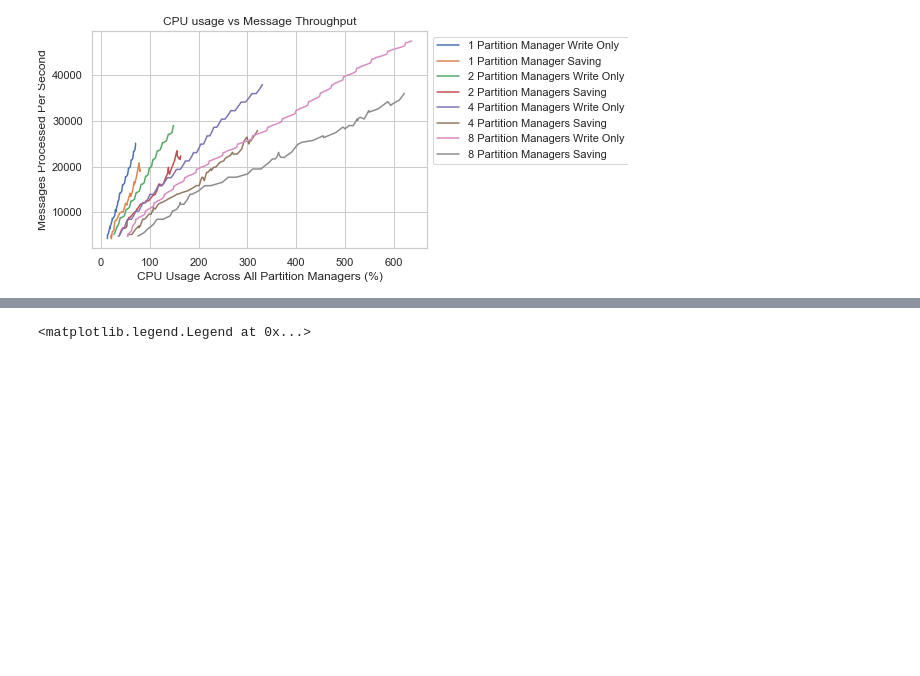
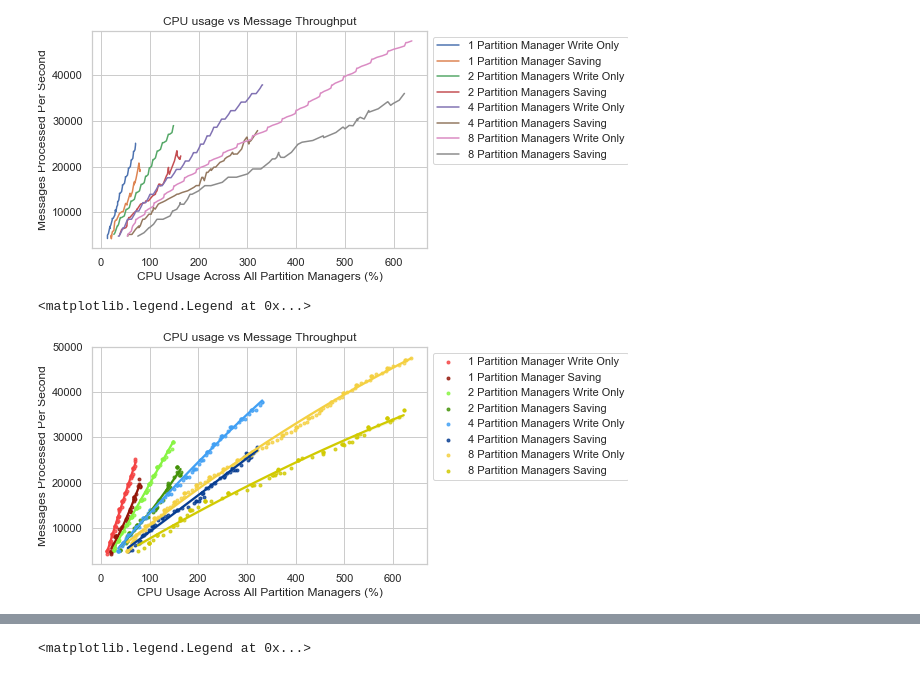
Before and after one commit to miratepuffin/Raphtory-Deployment, a Jupyter notebook: JupyterPlotting/Prometheus.ipynb, the cells around one changed output, grey strips where cells are left out. Drawn from its saved outputs; the diff is of its cells as text; code cells hidden in the pictures; blank space fills up the shorter version.

Commit message:
Added linear Plots

```diff
--- a/JupyterPlotting/Prometheus.ipynb
+++ b/JupyterPlotting/Prometheus.ipynb
@@ -471,3 +499,31 @@ plt.legend(loc="upper left", bbox_to_anchor=(1,1))
 # %% [output]
 <matplotlib.legend.Legend at 0x...>
 [figure]
+# %%
+
+
+plt.tight_layout()
+plt.title('CPU usage vs Message Throughput')
+plt.xlabel('CPU Usage Across All Partition Managers (%)')
+plt.ylabel('Messages Processed Per Second')
+plotAverageLinear(Write1,cpu,updates,"1 Partition Manager Write Only","#f44242")
+#plotAverage(Archive1,cpu,updates,"1 Partition Manager Archiving")
+#plotAverage(compress1,cpu,updates,"1 Partition Manager Compressing")
+plotAverageLinear(save1,cpu,updates,"1 Partition Manager Saving","#931507")
+plotAverageLinear(Write2,cpu,updates,"2 Partition Managers Write Only","#86f441")
+#plotAverage(Archive2,cpu,updates,"2 Partition Managers Archiving")
+#plotAverage(compress2,cpu,updates,"2 Partition Managers Compressing")
+plotAverageLinear(save2,cpu,updates,"2 Partition Managers Saving","#439207")
+plotAverageLinear(Write4,cpu,updates,"4 Partition Managers Write Only","#41a0f4")
+#plotAverage(Archive4,cpu,updates,"4 Partition Managers Archiving")
+#plotAverage(compress4,cpu,updates,"4 Partition Managers Compressing")
+plotAverageLinear(save4,cpu,updates,"4 Partition Managers Saving","#063c91")
+plotAverageLinear(Write8,cpu,updates,"8 Partition Managers Write Only","#f4d041")
+#plotAverage(Archive8,cpu,updates,"8 Partition Managers Archiving")
+#plotAverage(compress8,cpu,updates,"8 Partition Managers Compressing")
+plotAverageLinear(save8,cpu,updates,"8 Partition Managers Saving","#d1ca00")
+
+plt.legend(loc="upper left", bbox_to_anchor=(1,1))
+# %% [output]
+<matplotlib.legend.Legend at 0x...>
+[figure, added]
```
Also changed, not shown: parts of 9 cells of this notebook.
